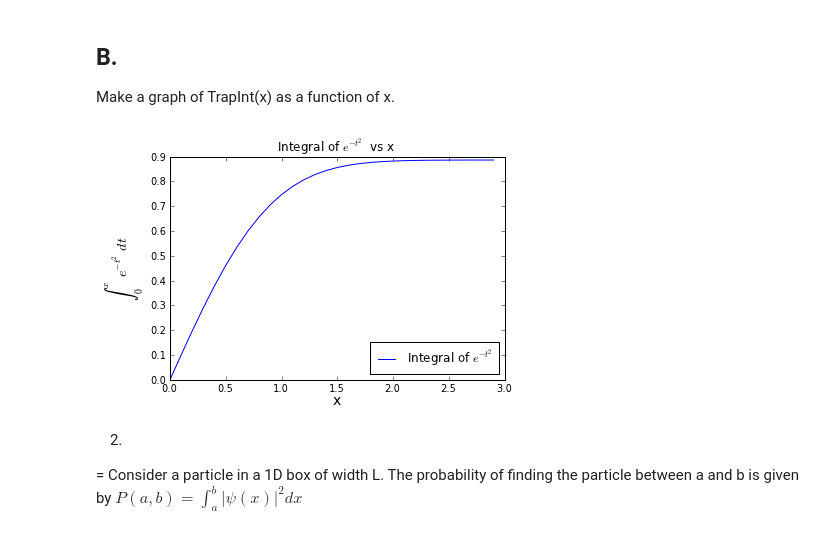
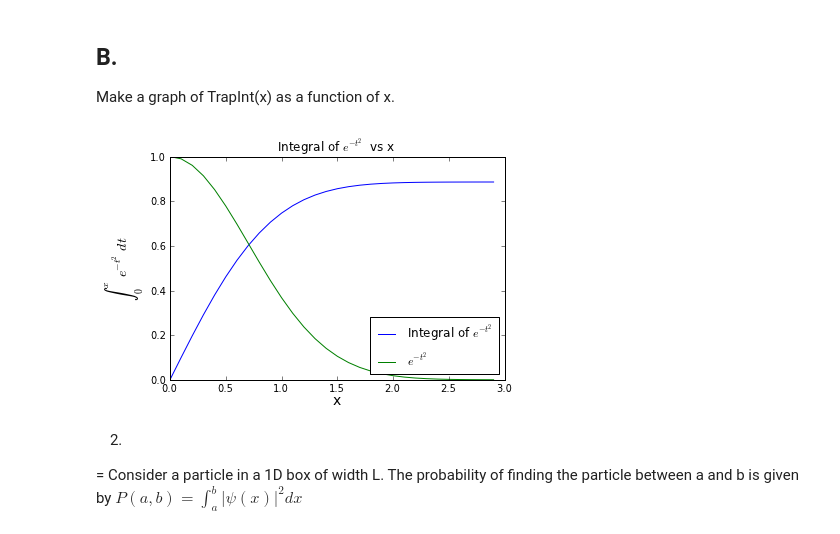
Before and after one commit to ewjohnst/PHYS202-S13, a Jupyter notebook: Week5/NumericalIntegrationEx4.ipynb, the cells around one changed output. Saved outputs shown, nothing was run; the diff lists cells and outputs as text; code cells hidden in the pictures.

```diff
--- a/Week5/NumericalIntegrationEx4.ipynb
+++ b/Week5/NumericalIntegrationEx4.ipynb
@@ -30,13 +31,14 @@ B.
 Make a graph of TrapInt(x) as a function of x.
 # %%
 plot(arange(0.,3.,0.1), TrapInt(arange(0.,3.,0.1),30), label='Integral of $e^{-t^2}$')
+plot(arange(0.,3.,0.1),f(arange(0.,3.,0.1)), label='$e^{-t^2}$')
 xlabel('x', fontsize=14)
 ylabel('$\int^x_0 e^{-t^2}dt$', fontsize=14)
 legend(loc = 'lower right')
 title('Integral of $e^{-t^2}$ vs x')
 show ()
 # %% [output]
-[figure, old version]
+[figure, new version]
 # %% [markdown]
 2.
 =
```
Also changed, not shown: parts of 14 cells of this notebook, 1 other file.
